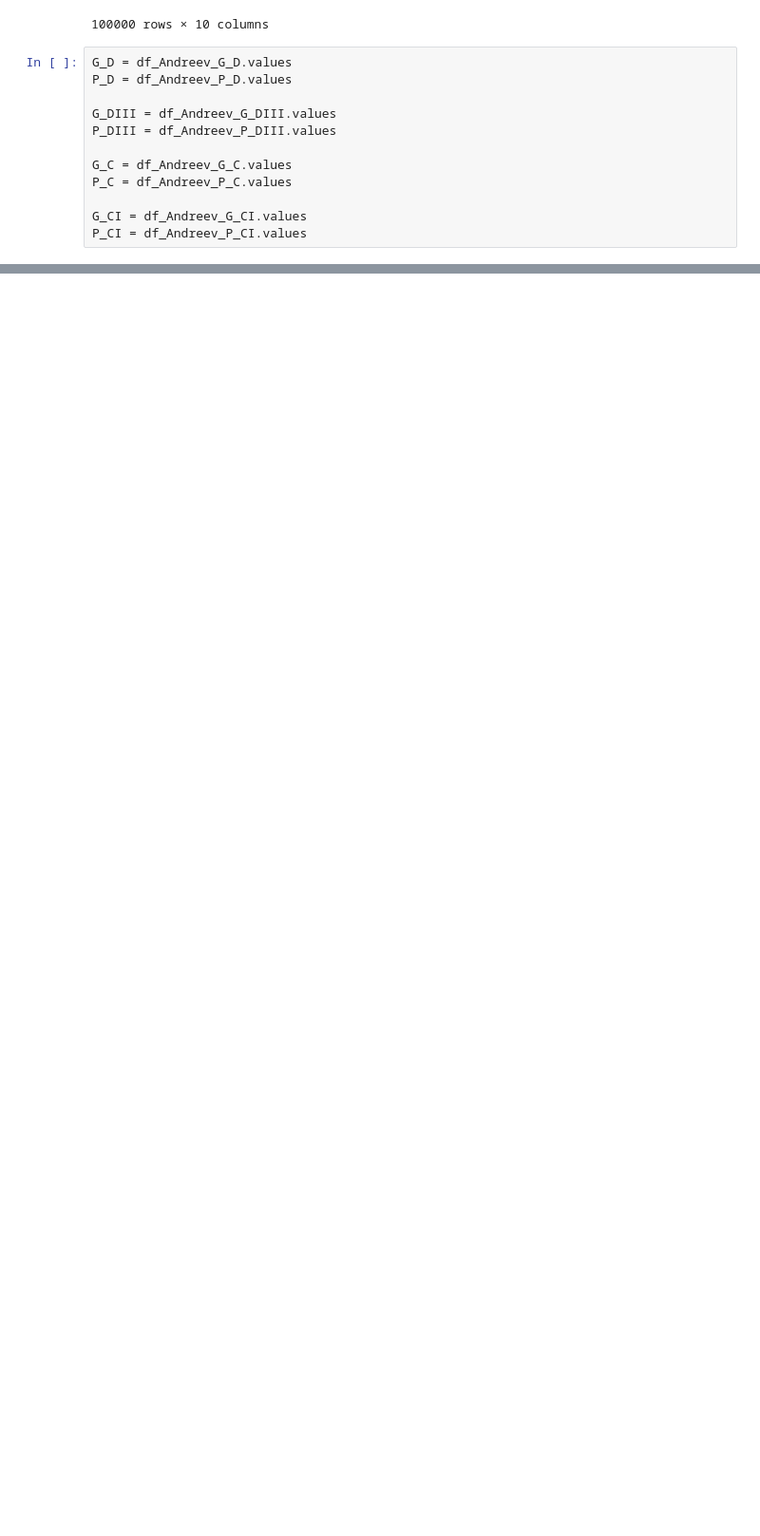
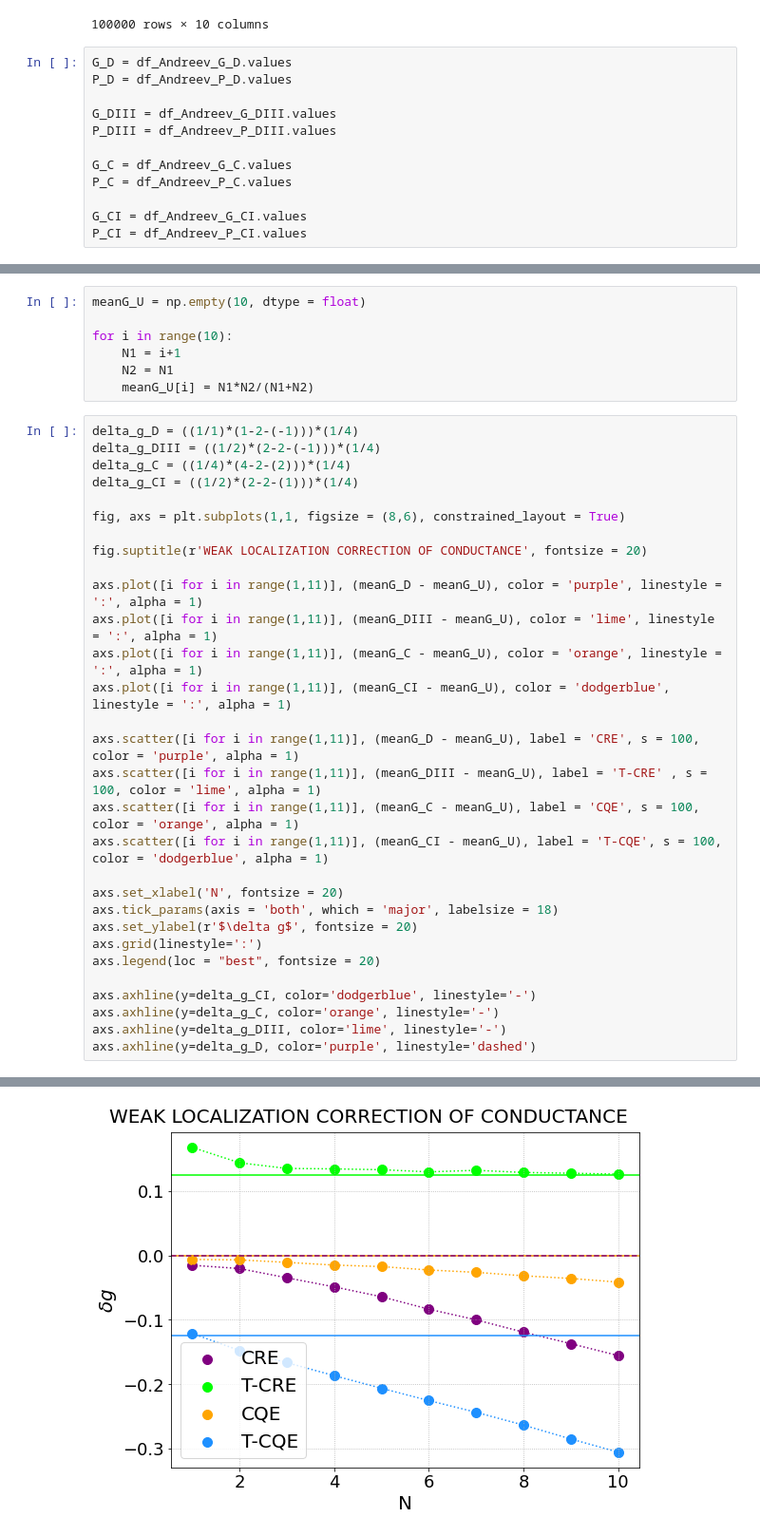
Before and after one commit to Rafffaelb/Andreev_Billiard, a Jupyter notebook: Altland-Zirnbauer/Data_Analysis/Andreev_Conductance_ShotNoise.ipynb, the cells around one changed output, grey strips where cells are left out. Shown at 95% size. Drawn from its saved outputs; the diff is of its cells as text; blank space fills up the shorter version.

Commit message:
Performing new simulation distribution of Conductance by number of open channels

```diff
--- a/Altland-Zirnbauer/Data_Analysis/Andreev_Conductance_ShotNoise.ipynb
+++ b/Altland-Zirnbauer/Data_Analysis/Andreev_Conductance_ShotNoise.ipynb
@@ -300,0 +419,38 @@ for i in range(2):
+# %%
+meanG_U = np.empty(10, dtype = float)
+
+for i in range(10):
+    N1 = i+1
+    N2 = N1
+    meanG_U[i] = N1*N2/(N1+N2)
+# %%
+delta_g_D = ((1/1)*(1-2-(-1)))*(1/4)
+delta_g_DIII = ((1/2)*(2-2-(-1)))*(1/4)
+delta_g_C = ((1/4)*(4-2-(2)))*(1/4)
+delta_g_CI = ((1/2)*(2-2-(1)))*(1/4)
+
+fig, axs = plt.subplots(1,1, figsize = (8,6), constrained_layout = True)
+
+fig.suptitle(r'WEAK LOCALIZATION CORRECTION OF CONDUCTANCE', fontsize = 20)
+
+axs.plot([i for i in range(1,11)], (meanG_D - meanG_U), color = 'purple', linestyle = ':', alpha = 1)
+axs.plot([i for i in range(1,11)], (meanG_DIII - meanG_U), color = 'lime', linestyle = ':', alpha = 1)
+axs.plot([i for i in range(1,11)], (meanG_C - meanG_U), color = 'orange', linestyle = ':', alpha = 1)
+axs.plot([i for i in range(1,11)], (meanG_CI - meanG_U), color = 'dodgerblue', linestyle = ':', alpha = 1)
+
+axs.scatter([i for i in range(1,11)], (meanG_D - meanG_U), label = 'CRE', s = 100, color = 'purple', alpha = 1)
+axs.scatter([i for i in range(1,11)], (meanG_DIII - meanG_U), label = 'T-CRE' , s = 100, color = 'lime', alpha = 1)
+axs.scatter([i for i in range(1,11)], (meanG_C - meanG_U), label = 'CQE', s = 100, color = 'orange', alpha = 1)
+axs.scatter([i for i in range(1,11)], (meanG_CI - meanG_U), label = 'T-CQE', s = 100, color = 'dodgerblue', alpha = 1)
+
+axs.set_xlabel('N', fontsize = 20)
+axs.tick_params(axis = 'both', which = 'major', labelsize = 18)
+axs.set_ylabel(r'$\delta g$', fontsize = 20)
+axs.grid(linestyle=':')
+axs.legend(loc = "best", fontsize = 20)
+
+axs.axhline(y=delta_g_CI, color='dodgerblue', linestyle='-')
+axs.axhline(y=delta_g_C, color='orange', linestyle='-')
+axs.axhline(y=delta_g_DIII, color='lime', linestyle='-')
+axs.axhline(y=delta_g_D, color='purple', linestyle='dashed')
+# %% [output]
@@ -300,0 +458 @@ for i in range(2):
+[figure, added]
```
Also changed, not shown: parts of 12 cells of this notebook, 5 other files.
